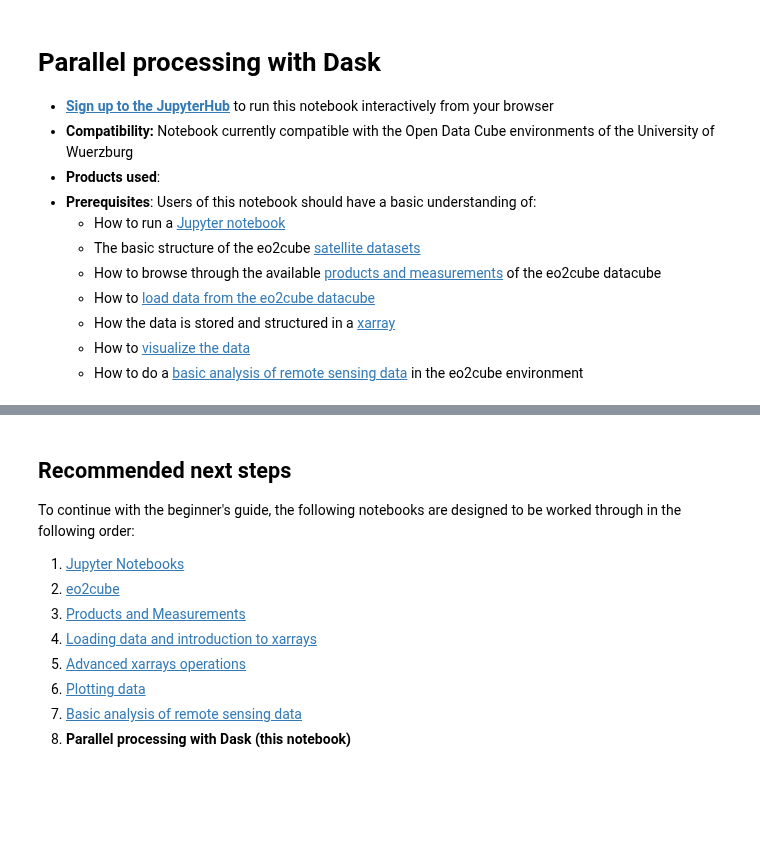
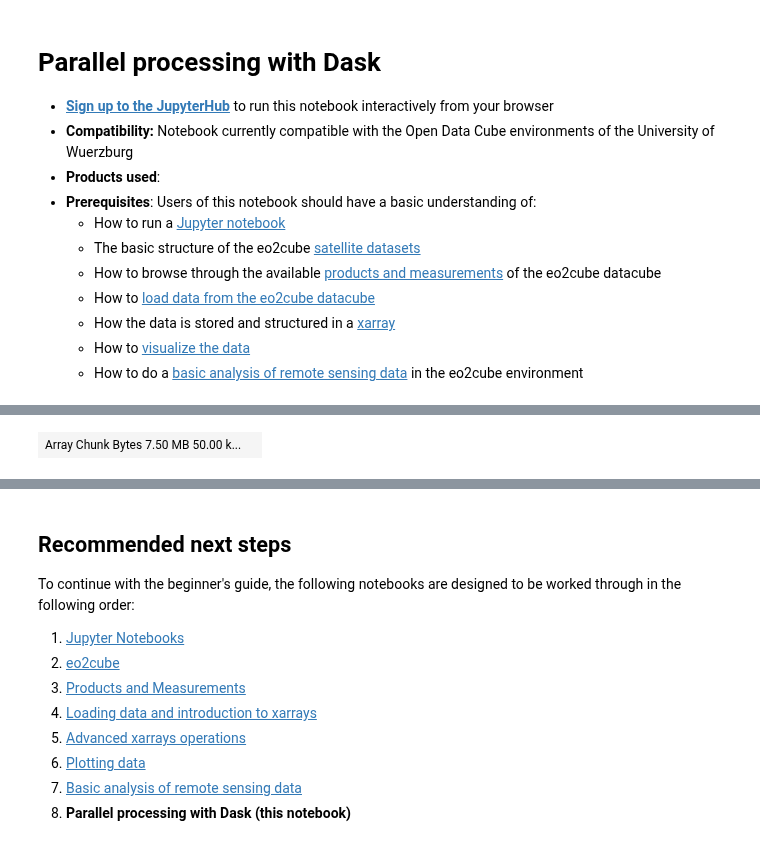
Before and after one commit to eo2cube/eo2cube_notebooks, a Jupyter notebook: get_started/intro_to_eo2cube/08_parallel_processing_with_dask.ipynb, the cells around one changed output, grey strips where cells are left out. Drawn from its saved outputs; the diff is of its cells as text; code cells hidden in the pictures; blank space fills up the shorter version.

```diff
--- a/get_started/intro_to_eo2cube/08_parallel_processing_with_dask.ipynb
+++ b/get_started/intro_to_eo2cube/08_parallel_processing_with_dask.ipynb
@@ -16,0 +171,5 @@
+# %%
+# visualizing the dask chunks
+ds.red.data
+# %% [output]
+| Array Chunk Bytes 7.50 MB 50.00 k... |  |
```
Also changed, not shown: parts of 18 cells of this notebook.
